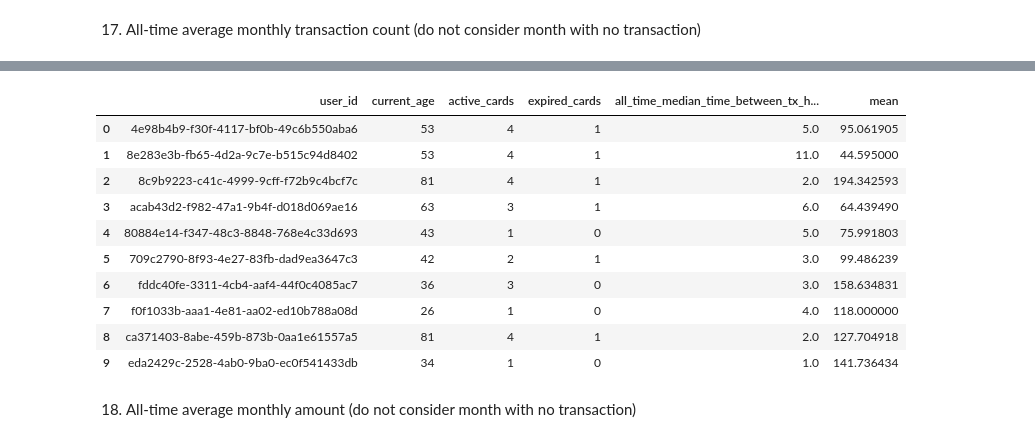
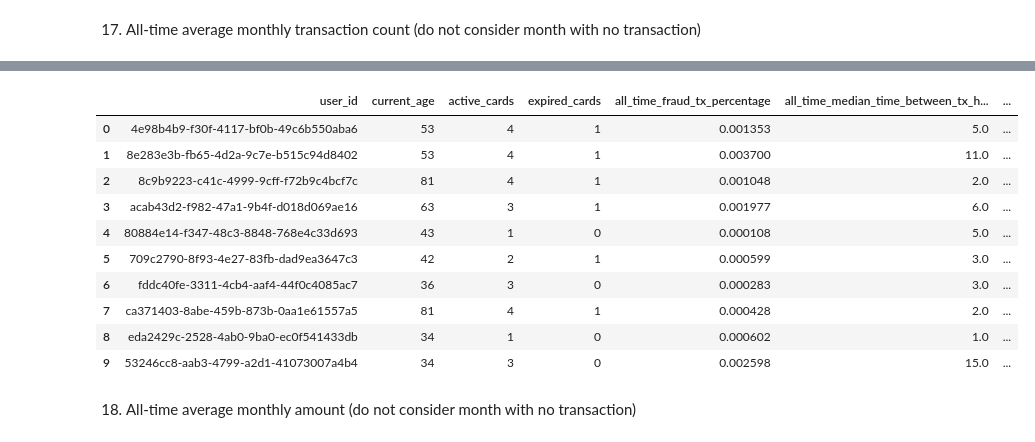
Before and after one commit to Qandle/Data_Cleansing, a Jupyter notebook: Lab 4_ Data cleansing and preparation.ipynb, the cells around one changed output, grey strips where cells are left out. Drawn from its saved outputs; the diff is of its cells as text; code cells hidden in the pictures.

```diff
--- a/Lab 4_ Data cleansing and preparation.ipynb
+++ b/Lab 4_ Data cleansing and preparation.ipynb
@@ -333,0 +315,15 @@ Name: is_fraud, Length: 250, dtype: int64
+# %%
+aftp = pd.DataFrame()
+aftp['user_id'] = cd_tst['user_id']
+aftp['is_fraud'] = cd_tst['is_fraud']
+
+aftp = aftp[[ 'user_id', 'is_fraud' ]].value_counts().reset_index(name='count')
+aftp_u = aftp.groupby(['user_id'])['count'].agg(['sum']).reset_index()
+aftp_u = pd.merge(aftp_u, aftp[ aftp['is_fraud'] == 'Yes' ], on='user_id')\
+            .rename(columns={'count' : 'fraud'})\
+            .drop(columns=['is_fraud'])
+aftp_u['percent'] = aftp_u['fraud'] / aftp_u['sum']
+
+user_prof = pd.merge(user_prof, aftp_u.loc[:, ['user_id','percent']].rename(columns={'percent' : 'all_time_fraud_tx_percentage'})
+, on="user_id")
+user_prof.head(10)
@@ -392,27 +375,25 @@ aamtc.groupby(['user_id']).resample('M', on="transaction_datetime").count()
 # %%
-########## problem with answer sheet ;-;
-
 aamtc = pd.DataFrame()
 aamtc['user_id'] = cd_tst['user_id']
 aamtc['transaction_datetime'] = pd.to_datetime(cd_tst['transaction_datetime'])
 aamtc['value'] = 1
 aamtc = aamtc.groupby(['user_id', pd.Grouper(freq='1M', key='transaction_datetime')])['value'].agg(['count']).reset_index()
 aamtc.drop(aamtc[aamtc['count'] == 0].index)
-aamtc = aamtc.groupby(['user_id'])['count'].agg(['mean']).reset_index()
-# aamtc
+aamtc = aamtc.groupby(['user_id'])['count'].agg(all_time_avg_monthly_tx_count='mean').reset_index()
+
 user_prof = pd.merge(user_prof, aamtc, on="user_id")
 user_prof.head(10)
 # %% [output]
-|  | user_id | current_age | active_cards | expired_cards | all_time_median_time_between_tx_h... | mean |
-| 0 | 4e98b4b9-f30f-4117-bf0b-49c6b550aba6 | 53 | 4 | 1 | 5.0 | 95.061905 |
-| 1 | 8e283e3b-fb65-4d2a-9c7e-b515c94d8402 | 53 | 4 | 1 | 11.0 | 44.595000 |
-| 2 | 8c9b9223-c41c-4999-9cff-f72b9c4bcf7c | 81 | 4 | 1 | 2.0 | 194.342593 |
-| 3 | acab43d2-f982-47a1-9b4f-d018d069ae16 | 63 | 3 | 1 | 6.0 | 64.439490 |
-| 4 | 80884e14-f347-48c3-8848-768e4c33d693 | 43 | 1 | 0 | 5.0 | 75.991803 |
-| 5 | 709c2790-8f93-4e27-83fb-dad9ea3647c3 | 42 | 2 | 1 | 3.0 | 99.486239 |
-| 6 | fddc40fe-3311-4cb4-aaf4-44f0c4085ac7 | 36 | 3 | 0 | 3.0 | 158.634831 |
-| 7 | f0f1033b-aaa1-4e81-aa02-ed10b788a08d | 26 | 1 | 0 | 4.0 | 118.000000 |
-| 8 | ca371403-8abe-459b-873b-0aa1e61557a5 | 81 | 4 | 1 | 2.0 | 127.704918 |
-| 9 | eda2429c-2528-4ab0-9ba0-ec0f541433db | 34 | 1 | 0 | 1.0 | 141.736434 |
+|  | user_id | current_age | active_cards | expired_cards | all_time_fraud_tx_percentage | all_time_median_time_between_tx_h... | ... |
+| 0 | 4e98b4b9-f30f-4117-bf0b-49c6b550aba6 | 53 | 4 | 1 | 0.001353 | 5.0 | ... |
+| 1 | 8e283e3b-fb65-4d2a-9c7e-b515c94d8402 | 53 | 4 | 1 | 0.003700 | 11.0 | ... |
+| 2 | 8c9b9223-c41c-4999-9cff-f72b9c4bcf7c | 81 | 4 | 1 | 0.001048 | 2.0 | ... |
+| 3 | acab43d2-f982-47a1-9b4f-d018d069ae16 | 63 | 3 | 1 | 0.001977 | 6.0 | ... |
+| 4 | 80884e14-f347-48c3-8848-768e4c33d693 | 43 | 1 | 0 | 0.000108 | 5.0 | ... |
+| 5 | 709c2790-8f93-4e27-83fb-dad9ea3647c3 | 42 | 2 | 1 | 0.000599 | 3.0 | ... |
+| 6 | fddc40fe-3311-4cb4-aaf4-44f0c4085ac7 | 36 | 3 | 0 | 0.000283 | 3.0 | ... |
+| 7 | ca371403-8abe-459b-873b-0aa1e61557a5 | 81 | 4 | 1 | 0.000428 | 2.0 | ... |
+| 8 | eda2429c-2528-4ab0-9ba0-ec0f541433db | 34 | 1 | 0 | 0.000602 | 1.0 | ... |
+| 9 | 53246cc8-aab3-4799-a2d1-41073007a4b4 | 34 | 3 | 0 | 0.002598 | 15.0 | ... |
 # %% [markdown]
 18. All-time average monthly amount (do not consider month with no transaction)
```
Also changed, not shown: parts of 6 cells of this notebook.
